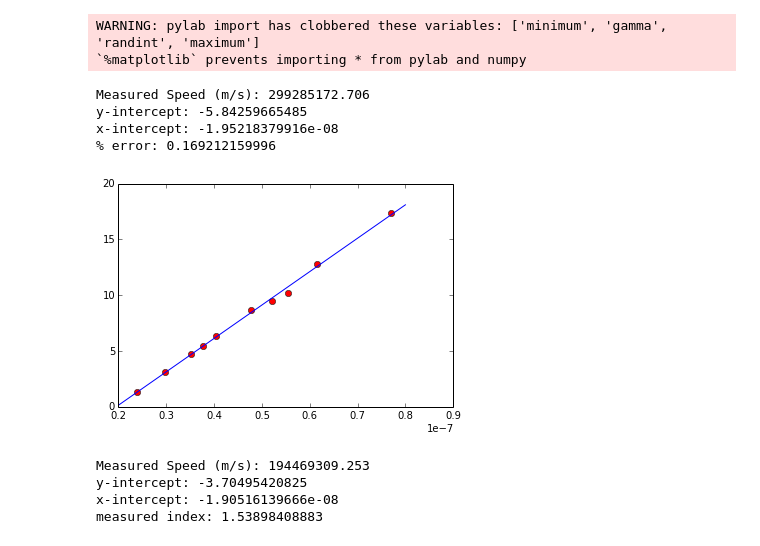
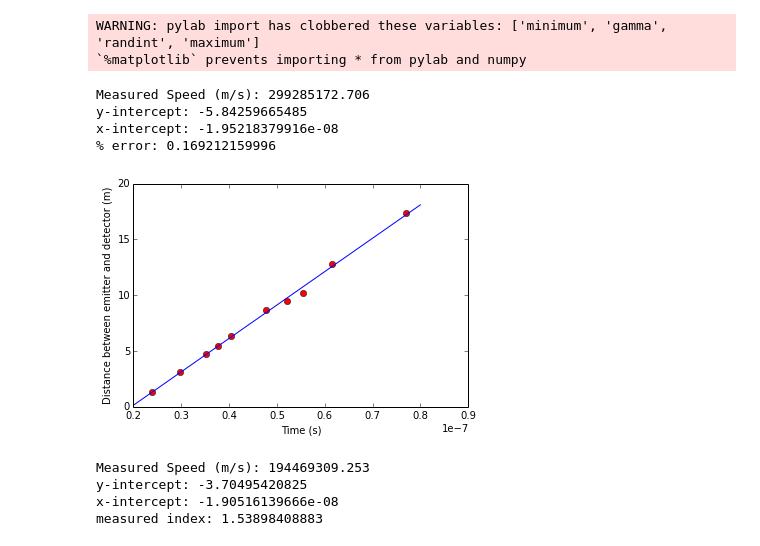
Before and after one commit to abardess/PHYS202-S14, a Jupyter notebook: SpeedOfLight.ipynb, the cells around one changed output. Cells and saved outputs as stored; diff of their text form; code cells hidden in the pictures.

```diff
--- a/SpeedOfLight.ipynb
+++ b/SpeedOfLight.ipynb
@@ -14,34 +14,37 @@ t = [23.8, 29.8, 35.2, 37.6, 40.4, 47.8, 52.0, 55.4, 61.6, 77.0] #ns
 
 pos = []
 time = []
 for i in range(len(x)):
     pos.append(x[i] * 0.3048)
     time.append(t[i] * 10**-9)
 
 c, off = pylab.polyfit(time, pos, 1)
 
 err = ((299792458.0 - c)/299792458.0) * 100
 
 times = np.arange(2*10**-8, 8.0*10**-8, 1*10**-10)
 places = []
 for i in times:
     places.append(off + c*i)
 
 print "Measured Speed (m/s):", c
 print "y-intercept:", off
 print "x-intercept:", off/c
 print "% error:", err
 
 plt.plot(time, pos, 'ro')
 plt.plot(times, places)
 
+plt.xlabel('Time (s)')
+plt.ylabel('Distance between emitter and detector (m)')
+
 plt.show()
 # %% [output]
 Measured Speed (m/s): 299285172.706
 y-intercept: -5.84259665485
 x-intercept: -1.95218379916e-08
 % error: 0.169212159996
-[figure, old version]
+[figure, new version]
 # %%
 fiber =[2.21, 2.62, 6.88, 9.56, 13.04, 13.33, 22.95] #feet
 t_f = [22.4, 23.0, 30.0, 34.0, 39.6, 40.2, 54.8] #ns
```
Also changed, not shown: parts of 1 cell of this notebook, 1 other file.
